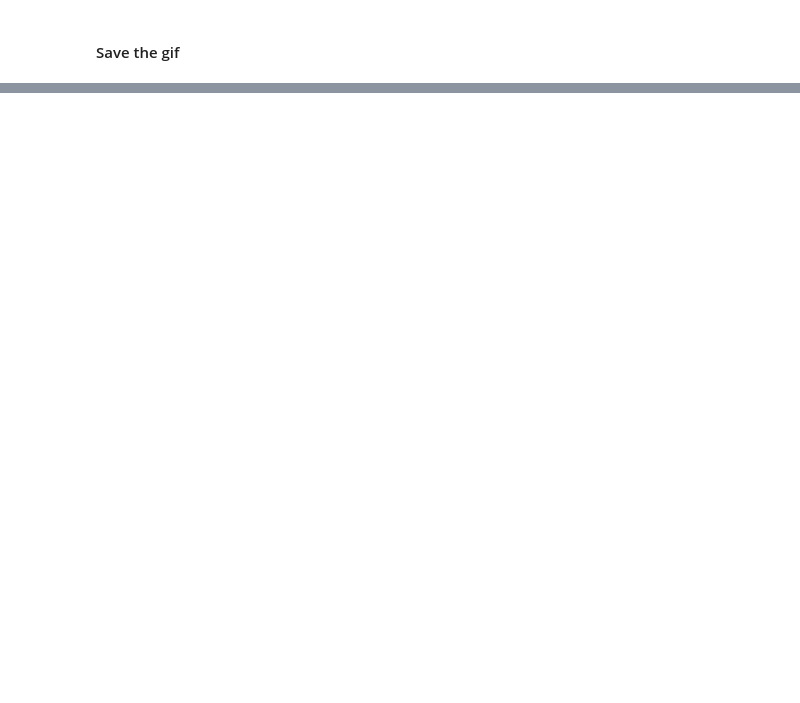
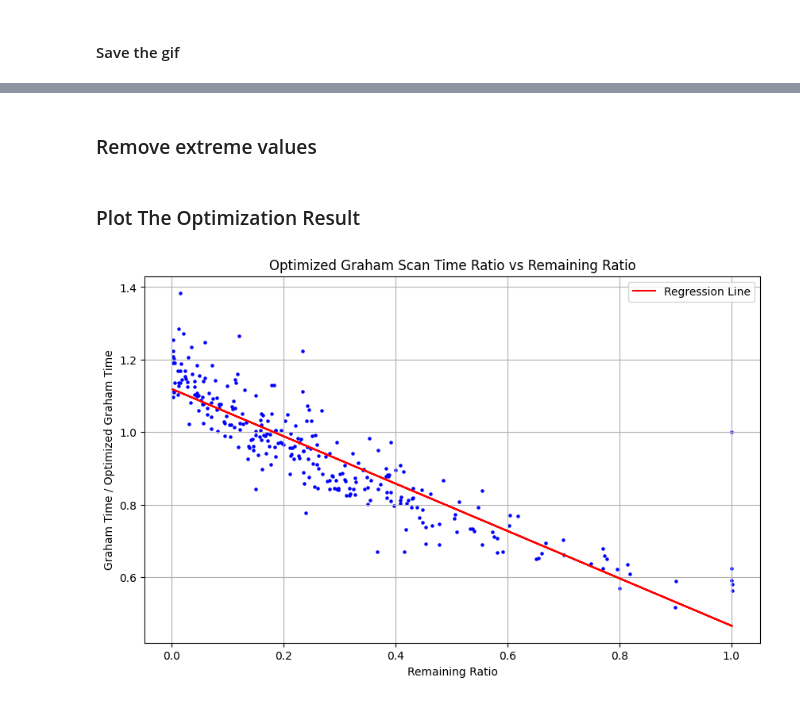
Before and after one commit to donglinwu6066/convex-hull-algorithms-analysis, a Jupyter notebook: Graham-Scan.ipynb, the cells around one changed output, grey strips where cells are left out. Saved outputs shown, nothing was run; the diff lists cells and outputs as text; code cells hidden in the pictures; blank space fills up the shorter version.

Commit message:
added optimization

```diff
--- a/Graham-Scan.ipynb
+++ b/Graham-Scan.ipynb
@@ -165,0 +256,48 @@ save_gif(frames)
+# %% [markdown]
+### Remove extreme values
+# %%
+# Calculating the IQR
+ratios = list(opt_result.values())
+Q1 = np.percentile(ratios, 25)
+Q3 = np.percentile(ratios, 75)
+IQR = Q3 - Q1
+
+# Defining bounds for extreme values
+lower_bound = Q1 - 1.5 * IQR
+upper_bound = Q3 + 1.5 * IQR
+
+# Filtering out extreme values
+opt_result = {ratio: time for ratio, time in opt_result.items() if lower_bound <= time <= upper_bound}
+# %% [markdown]
+### Plot The Optimization Result
+# %%
+# Extracting x and y values
+x_values = list(opt_result.keys())
+y_values = list(opt_result.values())
+
+x = np.array(x_values)
+y = np.array(y_values)
+
+# Calculating the coefficients of the linear regression line
+slope, intercept = np.polyfit(x, y, 1)
+
+# Creating y-values for the regression line
+regression_line = slope * x + intercept
+
+# Plotting the scatter plot
+plt.figure(figsize=(10, 6))
+plt.scatter(x_values, y_values, color='blue', s=5)
+
+# Plotting the regression line
+plt.plot(x_values, regression_line, color='red', label='Regression Line')
+
+# Adding title and labels
+plt.title("Optimized Graham Scan Time Ratio vs Remaining Ratio")
+plt.xlabel("Remaining Ratio")
+plt.ylabel("Graham Time / Optimized Graham Time")
+plt.legend()
+plt.grid(True)
+
+plt.show()
+# %% [output]
+[figure, added]
```
Also changed, not shown: parts of 9 cells of this notebook, 2 other files.
